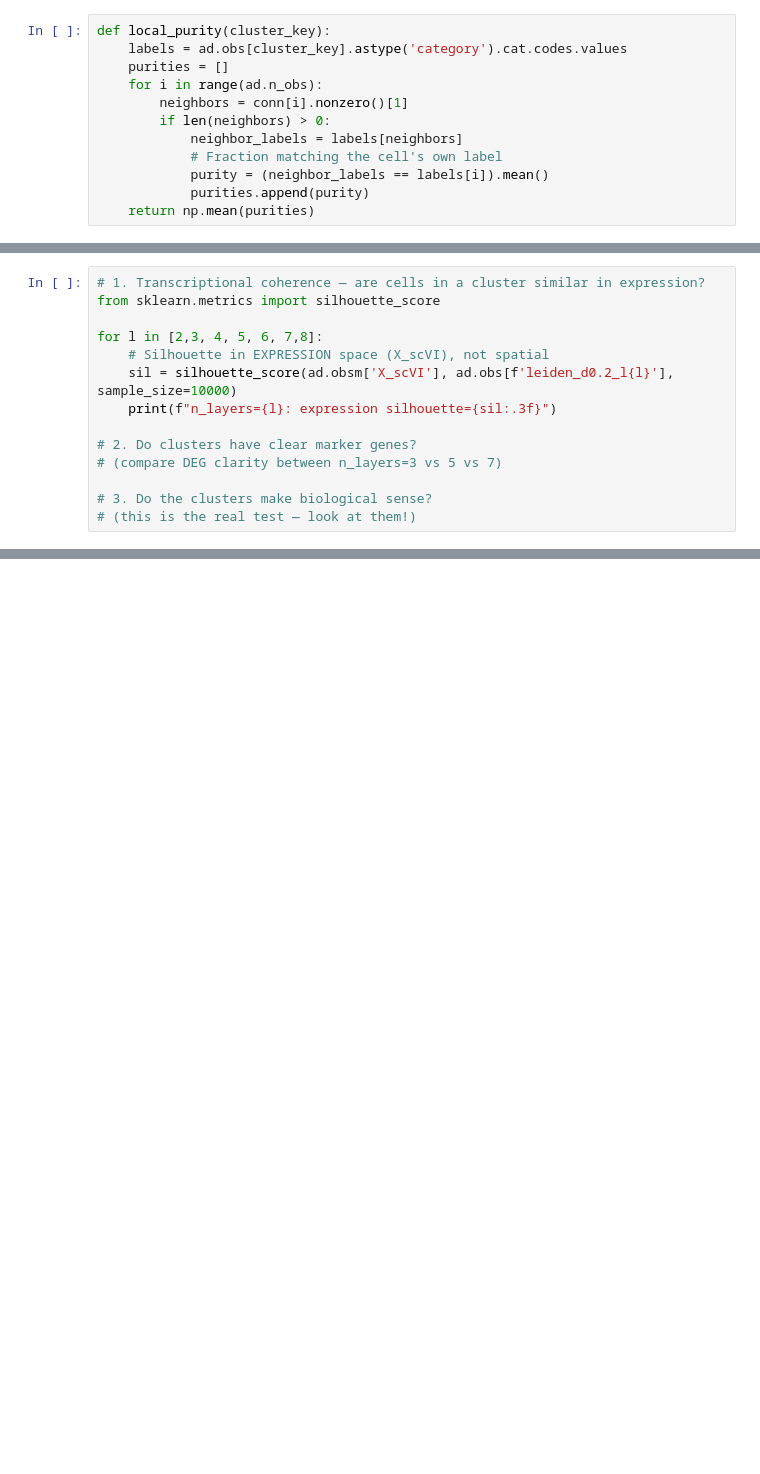
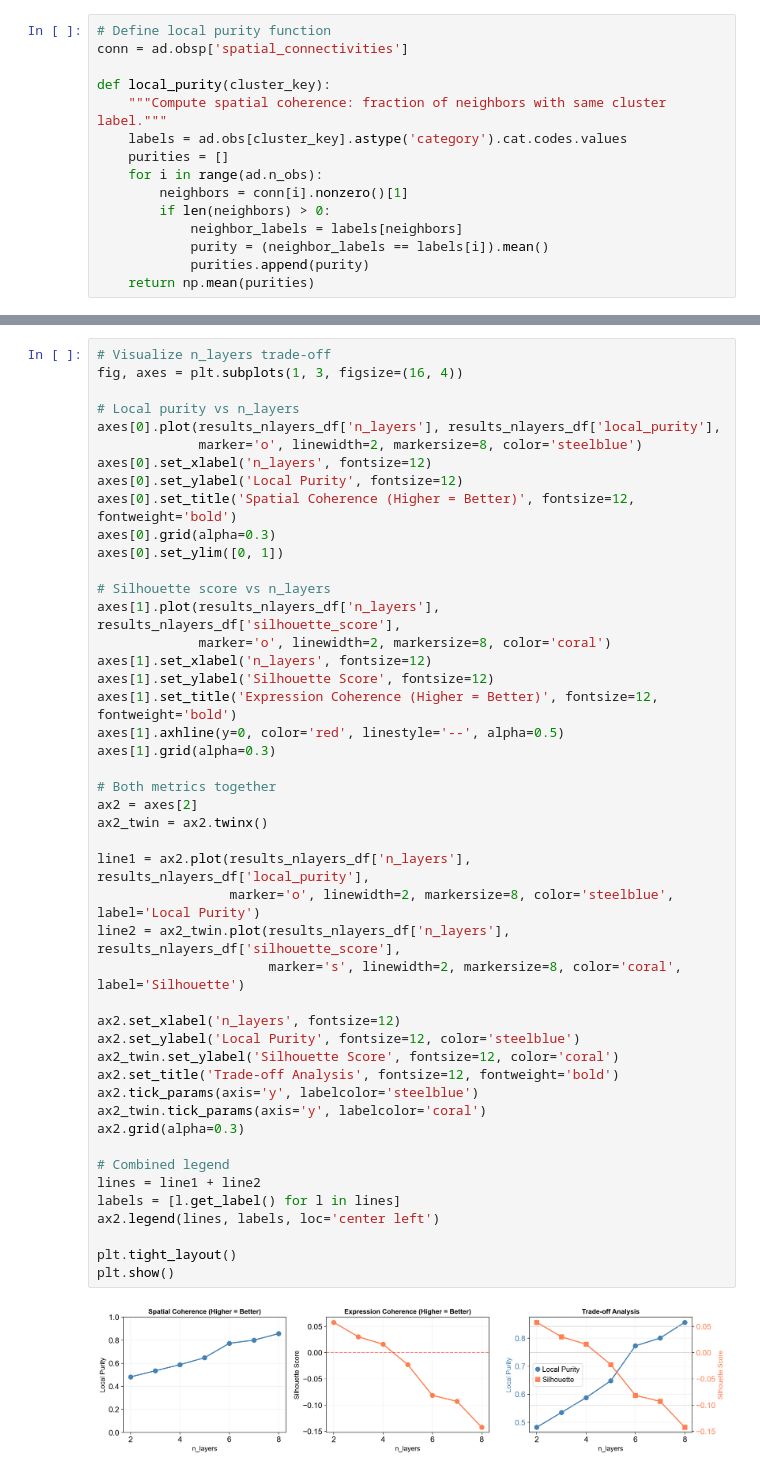
Before and after one commit to christoffermattssonlangseth/MANA, a Jupyter notebook: notebooks/MANA-5.ipynb, the cells around one changed output, grey strips where cells are left out. Saved outputs shown, nothing was run; the diff lists cells and outputs as text; blank space fills up the shorter version.

```diff
--- a/notebooks/MANA-5.ipynb
+++ b/notebooks/MANA-5.ipynb
@@ -19,12 +55,15 @@ conn = ad.obsp['spatial_connectivities']
 # %%
+# Define local purity function
+conn = ad.obsp['spatial_connectivities']
+
 def local_purity(cluster_key):
+    """Compute spatial coherence: fraction of neighbors with same cluster label."""
     labels = ad.obs[cluster_key].astype('category').cat.codes.values
     purities = []
     for i in range(ad.n_obs):
         neighbors = conn[i].nonzero()[1]
         if len(neighbors) > 0:
             neighbor_labels = labels[neighbors]
-            # Fraction matching the cell's own label
             purity = (neighbor_labels == labels[i]).mean()
             purities.append(purity)
     return np.mean(purities)
@@ -48,14 +129,0 @@ n_layers=8: 90 features, 39 clusters, purity=0.857
-# %%
-# 1. Transcriptional coherence — are cells in a cluster similar in expression?
-from sklearn.metrics import silhouette_score
-
-for l in [2,3, 4, 5, 6, 7,8]:
-    # Silhouette in EXPRESSION space (X_scVI), not spatial
-    sil = silhouette_score(ad.obsm['X_scVI'], ad.obs[f'leiden_d0.2_l{l}'], sample_size=10000)
-    print(f"n_layers={l}: expression silhouette={sil:.3f}")
-
-# 2. Do clusters have clear marker genes?
-# (compare DEG clarity between n_layers=3 vs 5 vs 7)
-
-# 3. Do the clusters make biological sense?
-# (this is the real test — look at them!)
@@ -69,0 +130,48 @@ n_layers=8: expression silhouette=-0.139
+# %%
+# Visualize n_layers trade-off
+fig, axes = plt.subplots(1, 3, figsize=(16, 4))
+
+# Local purity vs n_layers
+axes[0].plot(results_nlayers_df['n_layers'], results_nlayers_df['local_purity'],
+             marker='o', linewidth=2, markersize=8, color='steelblue')
+axes[0].set_xlabel('n_layers', fontsize=12)
+axes[0].set_ylabel('Local Purity', fontsize=12)
+axes[0].set_title('Spatial Coherence (Higher = Better)', fontsize=12, fontweight='bold')
+axes[0].grid(alpha=0.3)
+axes[0].set_ylim([0, 1])
+
+# Silhouette score vs n_layers
+axes[1].plot(results_nlayers_df['n_layers'], results_nlayers_df['silhouette_score'],
+             marker='o', linewidth=2, markersize=8, color='coral')
+axes[1].set_xlabel('n_layers', fontsize=12)
+axes[1].set_ylabel('Silhouette Score', fontsize=12)
+axes[1].set_title('Expression Coherence (Higher = Better)', fontsize=12, fontweight='bold')
+axes[1].axhline(y=0, color='red', linestyle='--', alpha=0.5)
+axes[1].grid(alpha=0.3)
+
+# Both metrics together
+ax2 = axes[2]
+ax2_twin = ax2.twinx()
+
+line1 = ax2.plot(results_nlayers_df['n_layers'], results_nlayers_df['local_purity'],
+                 marker='o', linewidth=2, markersize=8, color='steelblue', label='Local Purity')
+line2 = ax2_twin.plot(results_nlayers_df['n_layers'], results_nlayers_df['silhouette_score'],
+                      marker='s', linewidth=2, markersize=8, color='coral', label='Silhouette')
+
+ax2.set_xlabel('n_layers', fontsize=12)
+ax2.set_ylabel('Local Purity', fontsize=12, color='steelblue')
+ax2_twin.set_ylabel('Silhouette Score', fontsize=12, color='coral')
+ax2.set_title('Trade-off Analysis', fontsize=12, fontweight='bold')
+ax2.tick_params(axis='y', labelcolor='steelblue')
+ax2_twin.tick_params(axis='y', labelcolor='coral')
+ax2.grid(alpha=0.3)
+
+# Combined legend
+lines = line1 + line2
+labels = [l.get_label() for l in lines]
+ax2.legend(lines, labels, loc='center left')
+
+plt.tight_layout()
+plt.show()
+# %% [output]
+[figure, added]
```
Also changed, not shown: parts of 24 cells of this notebook.
